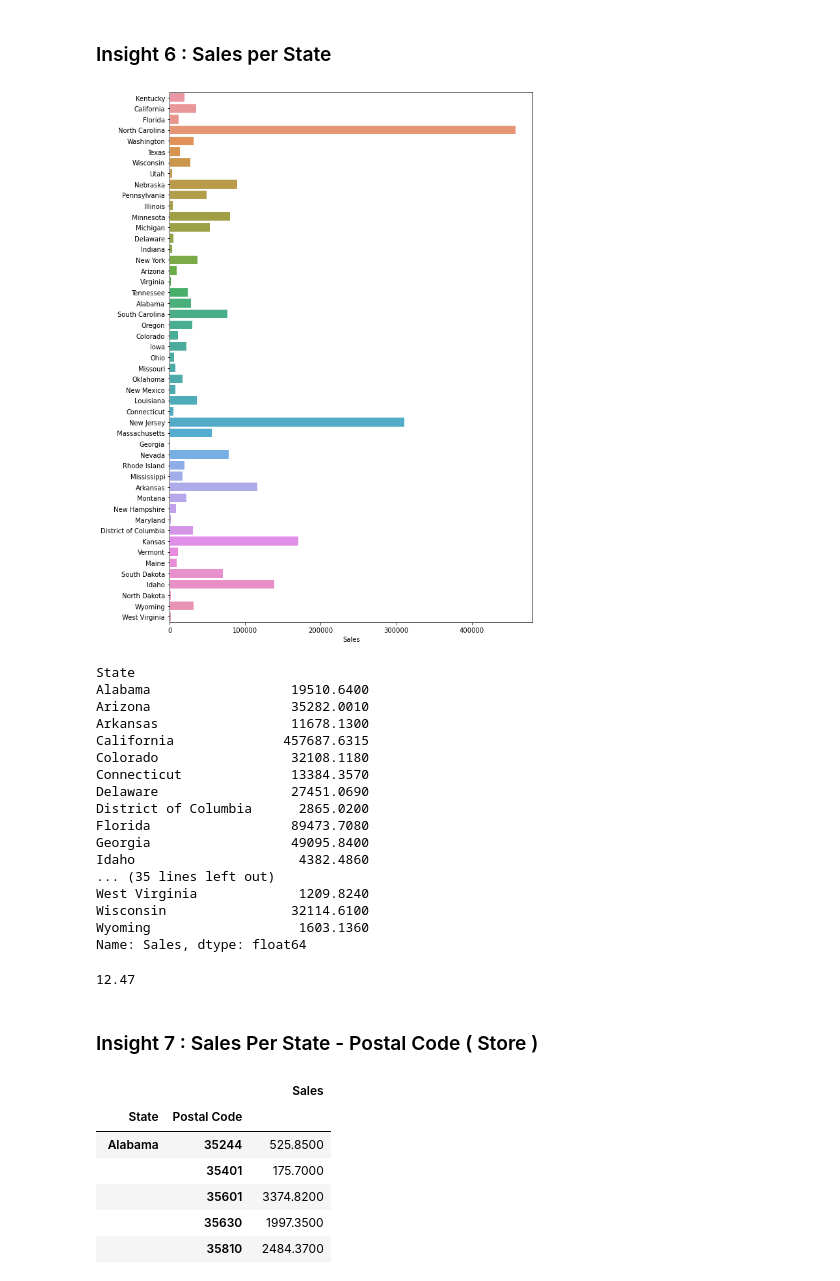
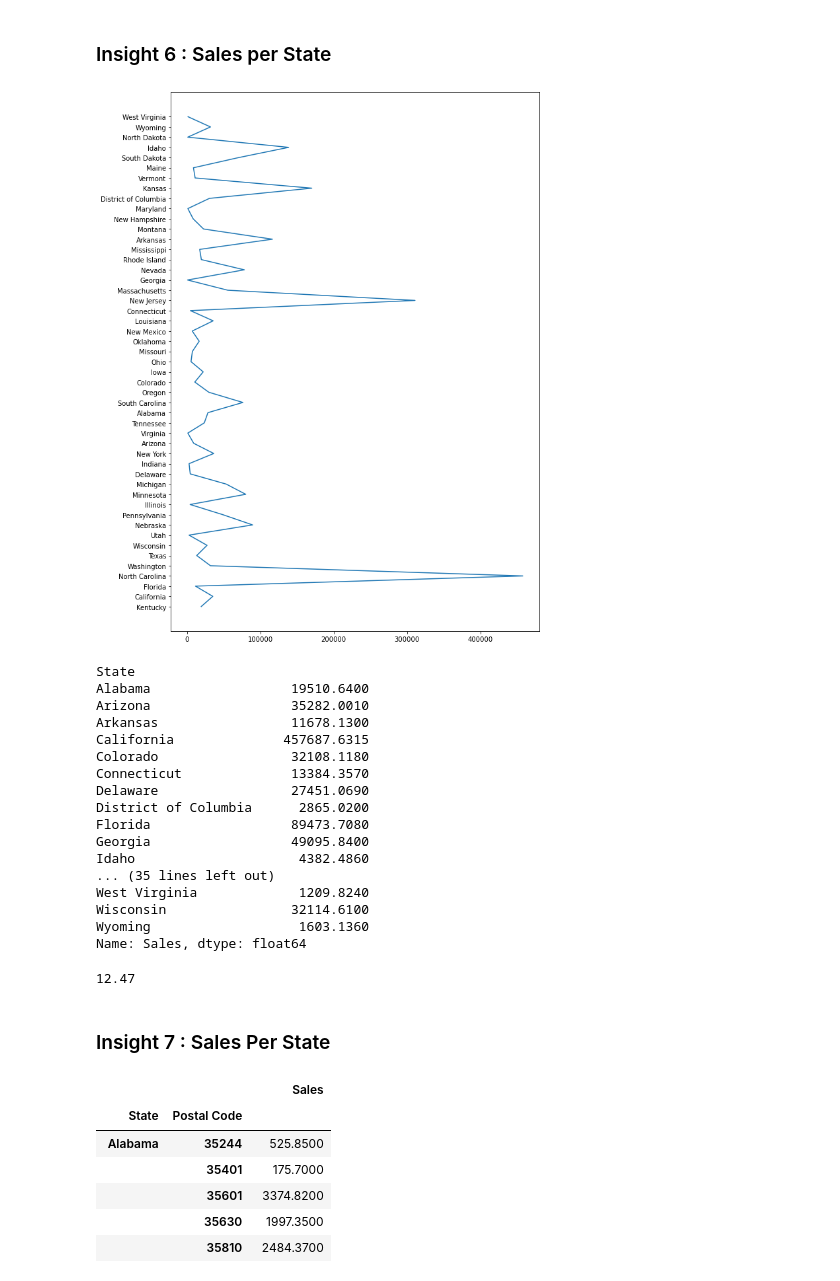
Before and after one commit to KhalidBagha/Sales-Analysis, a Jupyter notebook: Sales Analysis.ipynb, the cells around one changed output. Drawn from its saved outputs; the diff is of its cells as text; code cells hidden in the pictures.

```diff
--- a/Sales Analysis.ipynb
+++ b/Sales Analysis.ipynb
@@ -228,11 +228,11 @@ data["State Id"] = data["State"].apply(setID)+data["Country"].apply(setID)
 # %%
 # sales per state
 plt.figure(figsize=(10,15))
-sns.barplot(data.groupby("State")["Sales"].sum(),data["State"].unique())
+plt.plot(data.groupby("State")["Sales"].sum(),data["State"].unique())
 plt.show()
 data.groupby("State")["Sales"].sum()
 # %% [output]
-[figure, old version]
+[figure, new version]
 State
 Alabama                  19510.6400
 Arizona                  35282.0010
@@ -257,4 +257,4 @@ round((data["Profit"].sum()/data["Sales"].sum())*100,2)
 # %% [output]
 12.47
 # %% [markdown]
-### Insight 7 : Sales Per State - Postal Code ( Store )
+### Insight 7 : Sales Per State
```
Also changed, not shown: parts of 8 cells of this notebook.
